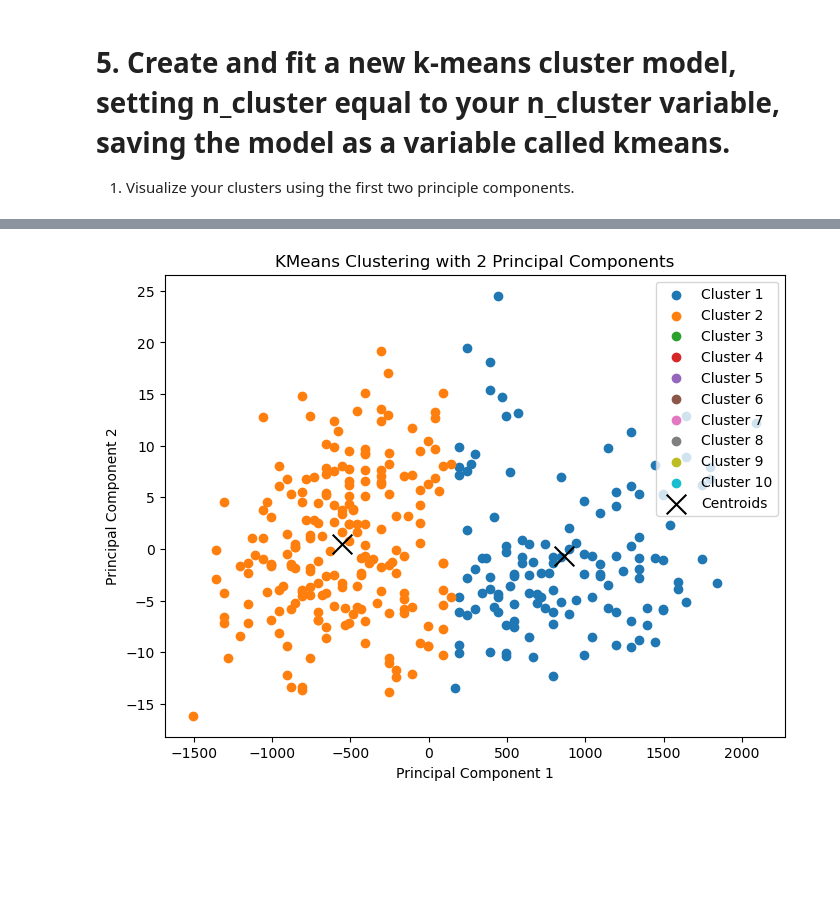
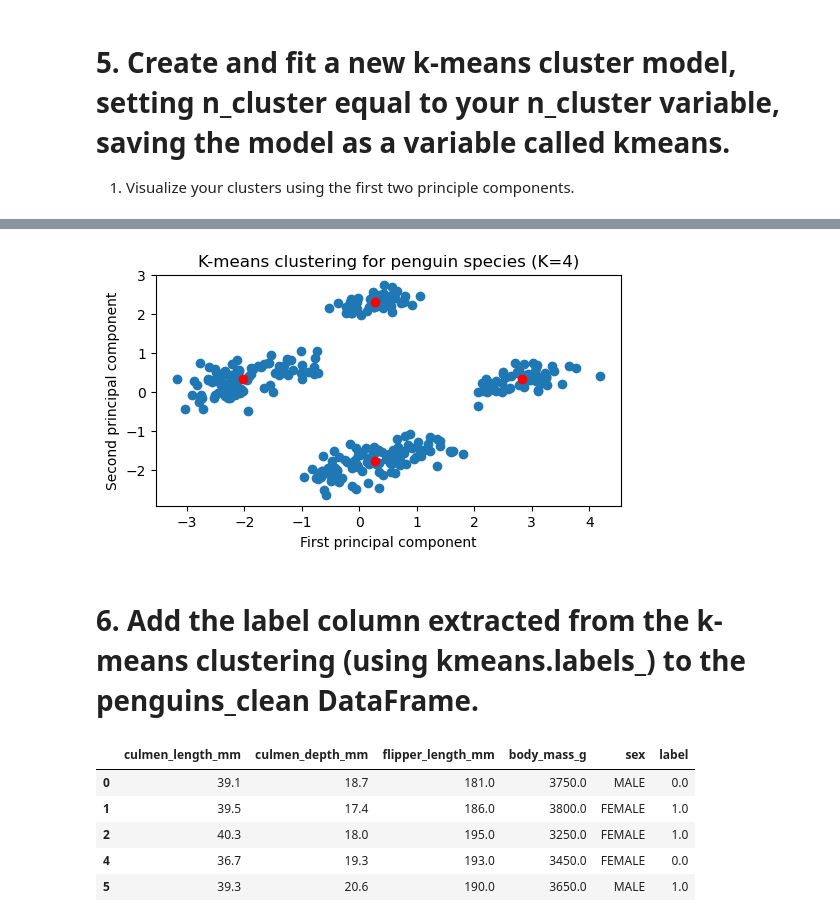
Before and after one commit to bhandarisudip/datacamp_projects, a Jupyter notebook: projects/clustering_antarctic_penguin_species/notebook.ipynb, the cells around one changed output, grey strips where cells are left out. Drawn from its saved outputs; the diff is of its cells as text; code cells hidden in the pictures; blank space fills up the shorter version.

```diff
--- a/projects/clustering_antarctic_penguin_species/notebook.ipynb
+++ b/projects/clustering_antarctic_penguin_species/notebook.ipynb
@@ -231,6 +231,4 @@ n_clusters = 2
    1. Visualize your clusters using the first two principle components.
 # %%
 #Create and fit a new k-means cluster model, setting n_cluster equal to your n_cluster variable, saving the model as a variable called kmeans.
-kmeans = KMeans(random_state=42, n_clusters=n_clusters, n_init='auto')
+kmeans = KMeans(n_clusters=n_cluster, n_init='auto', random_state=42).fit(penguins_PCA)
-# %%
-kmeans.fit_transform(penguins_PCA);
@@ -271,35 +235,12 @@ plt.show()
-# %%
-# Visualize your clusters using the first two principle components.
-
-import numpy as np
-import matplotlib.pyplot as plt
-from sklearn.cluster import KMeans
-
-# Assuming you have performed PCA and stored it in penguins_PCA
-# Ensure penguins_PCA has the correct shape before visualization
-
-plt.figure(figsize=(8, 6))
-
-if penguins_PCA.shape[1] == 1:
-    # If there's only one principal component
-    for i in range(10):  # Update range according to the number of clusters
-        plt.scatter(penguins_PCA[kmeans.labels_ == i, 0], np.zeros_like(penguins_PCA[kmeans.labels_ == i, 0]), label=f'Cluster {i + 1}')
-
-    plt.scatter(kmeans.cluster_centers_[:, 0], np.zeros_like(kmeans.cluster_centers_[:, 0]), s=200, c='black', marker='x', label='Centroids')
-    plt.xlabel('Principal Component 1')
-    plt.title('KMeans Clustering with 1 Principal Component')
-
-else:
-    # If there are two principal components
-    for i in range(10):  # Update range according to the number of clusters
-        plt.scatter(penguins_PCA[kmeans.labels_ == i, 0], penguins_PCA[kmeans.labels_ == i, 1], label=f'Cluster {i + 1}')
-
-    plt.scatter(kmeans.cluster_centers_[:, 0], kmeans.cluster_centers_[:, 1], s=200, c='black', marker='x', label='Centroids')
-    plt.xlabel('Principal Component 1')
-    plt.ylabel('Principal Component 2')
-    plt.title('KMeans Clustering with 2 Principal Components')
-
-plt.legend()
-plt.show()
-# %% [output]
-[figure, removed]
+# %%
+fig, ax = plt.subplots(figsize=(6,3))
+ax.scatter(penguins_PCA[:, 0], penguins_PCA[:, 1])
+ax.scatter(kmeans.cluster_centers_[:,0], kmeans.cluster_centers_[:, 1], c='red')
+ax.set_title(f'K-means clustering for penguin species (K={n_cluster})')
+ax.set_xlabel('First principal component')
+ax.set_ylabel('Second principal component')
+plt.show()
+# %% [output]
+[figure, added]
+# %% [markdown]
+# 6. Add the label column extracted from the k-means clustering (using kmeans.labels_) to the penguins_clean DataFrame.
@@ -305,0 +249,9 @@ plt.show()
+# %%
+penguins_clean.head()
+# %% [output]
+|  | culmen_length_mm | culmen_depth_mm | flipper_length_mm | body_mass_g | sex | label |
+| 0 | 39.1 | 18.7 | 181.0 | 3750.0 | MALE | 0.0 |
+| 1 | 39.5 | 17.4 | 186.0 | 3800.0 | FEMALE | 1.0 |
+| 2 | 40.3 | 18.0 | 195.0 | 3250.0 | FEMALE | 1.0 |
+| 4 | 36.7 | 19.3 | 193.0 | 3450.0 | FEMALE | 0.0 |
+| 5 | 39.3 | 20.6 | 190.0 | 3650.0 | MALE | 1.0 |
```
Also changed, not shown: parts of 18 cells of this notebook.
